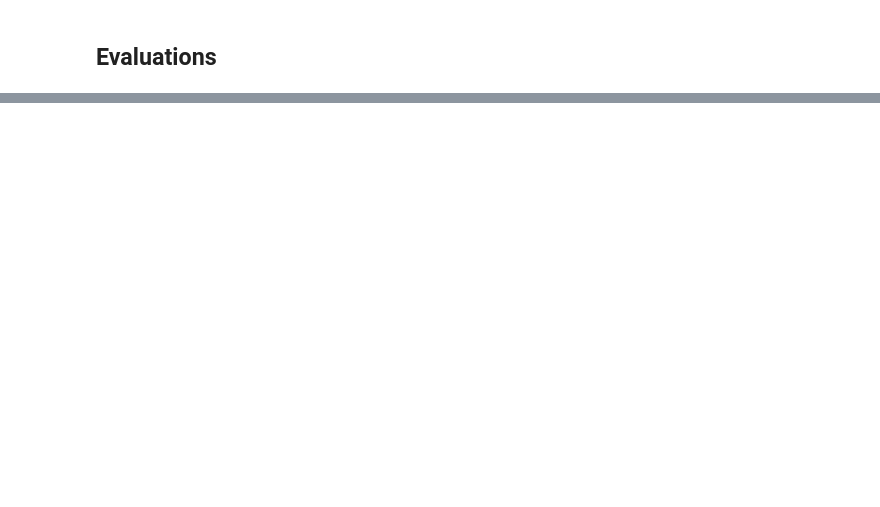
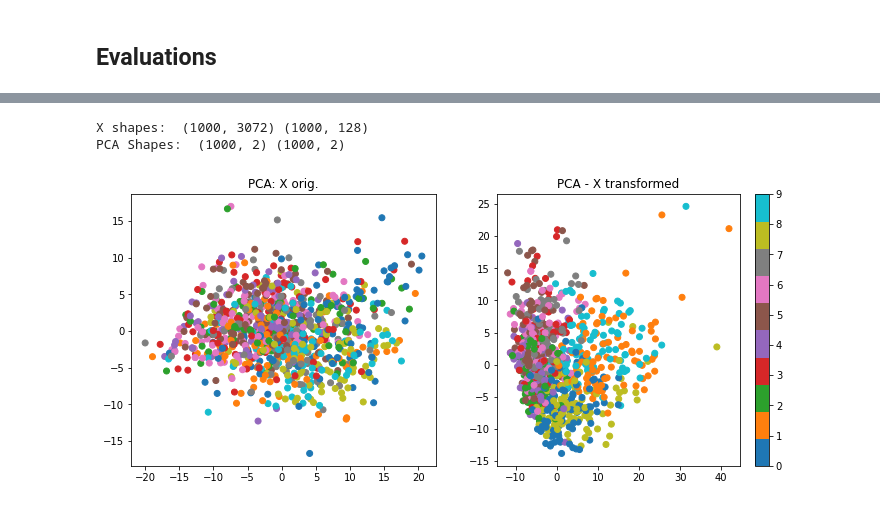
Before and after one commit to thomasmanke/ABS, a Jupyter notebook: Notebooks/ANN/ANN_005_CNN.ipynb, the cells around one changed output, grey strips where cells are left out. Cells and saved outputs as stored; diff of their text form; code cells hidden in the pictures; blank space fills up the shorter version.

```diff
--- a/Notebooks/ANN/ANN_005_CNN.ipynb
+++ b/Notebooks/ANN/ANN_005_CNN.ipynb
@@ -165,2 +241,11 @@ model = tf.keras.models.load_model("my_cifar10_model")
+# %%
+#%%script echo Run after new start
+model_fn   = 'cifar_CNN_1.h5'
+history_fn = 'cifar_CNN_1_history.npy'
+
+model = tf.keras.models.load_model(model_fn)
+fh = np.load(history_fn, allow_pickle=True).item()
+
+# For the following to work you also need to load+normalize the test_data !!!!
 # %% [markdown]
 ## Evaluations
@@ -210,0 +348,43 @@ plt.show()
+# %%
+from sklearn.decomposition import PCA
+from sklearn.manifold import TSNE
+
+# define new model: X -> last layer
+layer_name = 'last'
+layer_model = tf.keras.Model(inputs=model.input,
+                             outputs=model.get_layer(layer_name).output)
+
+nr = 1000
+y=y_train[:nr]
+X=X_train[:nr]
+X_lay = layer_model(X).numpy()   # last layer representation of X
+
+X = X.reshape(nr,-1)                # flatten each image
+X_lay = X_lay.reshape(nr,-1)        # flatten each image (redundant)
+
+print('X shapes: ',X.shape, X_lay.shape)
+
+#X_pca = TSNE(n_components=2, learning_rate='auto', init='random').fit_transform(X)
+#X_lay_pca = TSNE(n_components=2, learning_rate='auto', init='random').fit_transform(X_lay)
+
+X_pca = PCA(n_components = 2).fit_transform(X)
+X_lay_pca = PCA(n_components = 2).fit_transform(X_lay)
+print('PCA Shapes: ',X_pca.shape, X_lay_pca.shape)
+
+plt.figure(figsize=(12, 5))
+cm = plt.get_cmap('tab10')
+
+ax = plt.subplot(1, 2, 1)
+plt.scatter( X_pca[:,0], X_pca[:,1] , c=y, cmap=cm)
+plt.title('PCA: X orig.')
+
+ax = plt.subplot(1, 2, 2)
+plt.scatter( X_lay_pca[:,0], X_lay_pca[:,1] , c=y, cmap=cm)
+plt.title('PCA - X transformed')
+
+plt.colorbar()
+plt.show()
+# %% [output]
+X shapes:  (1000, 3072) (1000, 128)
+PCA Shapes:  (1000, 2) (1000, 2)
+[figure, added]
```
Also changed, not shown: parts of 53 cells of this notebook, 4 other files.
